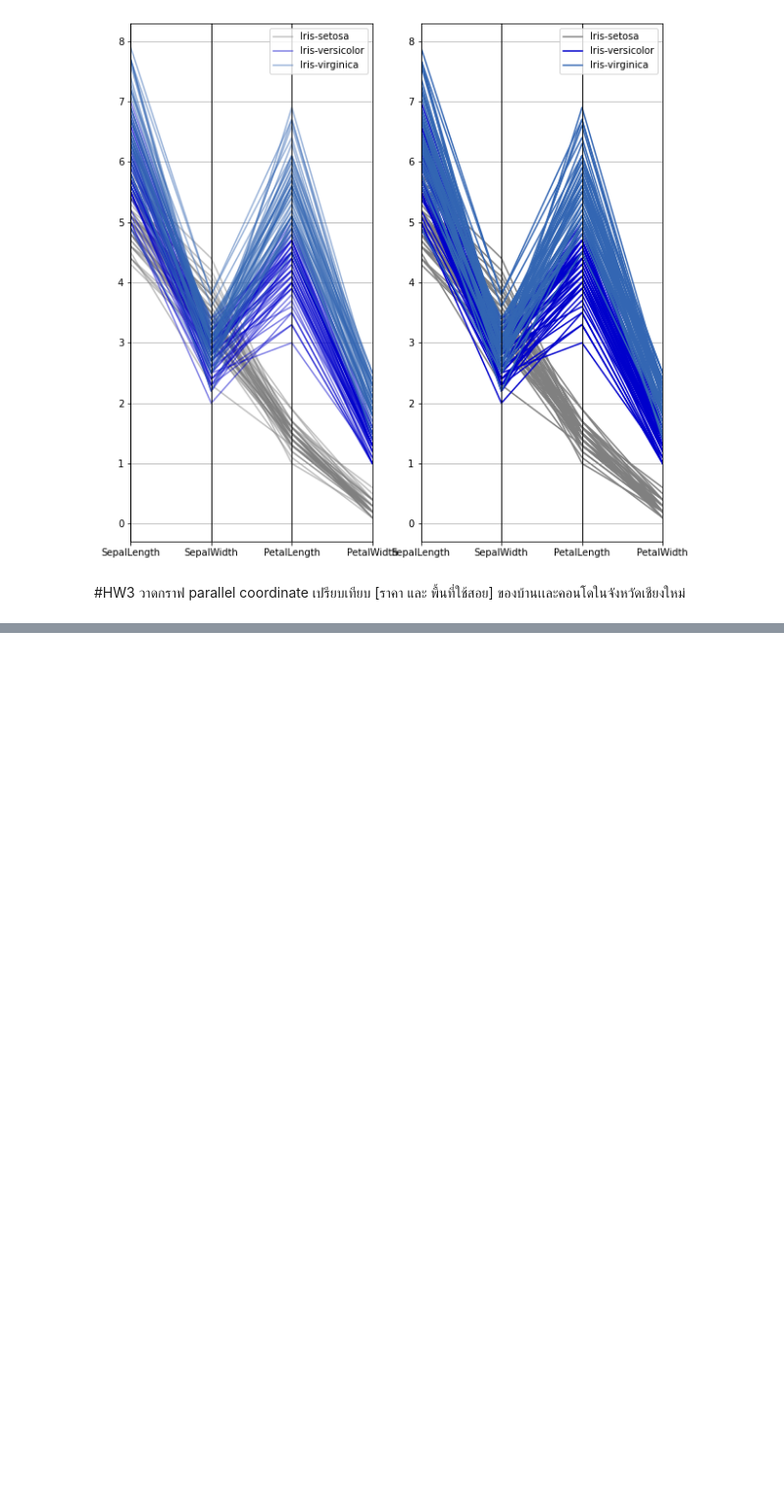
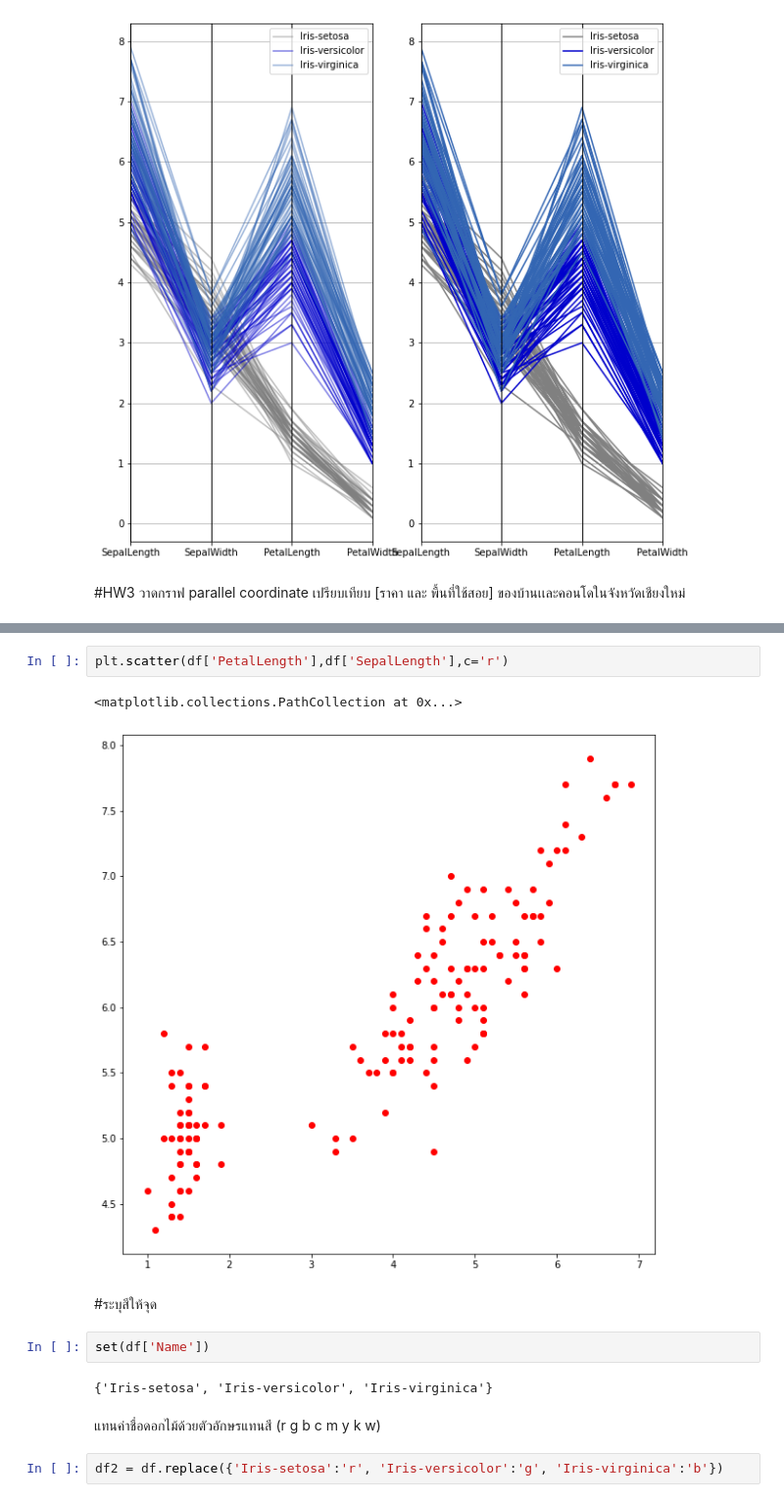
Before and after one commit to sujiraa/BasicProg_DataViz65, a Jupyter notebook: DataViz01_Table_Data.ipynb, the cells around one changed output, grey strips where cells are left out. Shown at 98% size. Cells and saved outputs as stored; diff of their text form; blank space fills up the shorter version.

```diff
--- a/DataViz01_Table_Data.ipynb
+++ b/DataViz01_Table_Data.ipynb
@@ -141,0 +151,15 @@ pd.plotting.parallel_coordinates(df, 'Name', color=[[0.5,0.5,0.5],[0,0,0.8],[0.2
+# %%
+plt.scatter(df['PetalLength'],df['SepalLength'],c='r')
+# %% [output]
+<matplotlib.collections.PathCollection at 0x...>
+[figure, added]
+# %% [markdown]
+#ระบุสีให้จุด
+# %%
+set(df['Name'])
+# %% [output]
+{'Iris-setosa', 'Iris-versicolor', 'Iris-virginica'}
+# %% [markdown]
+แทนค่าชื่อดอกไม้ด้วยตัวอักษรแทนสี (r g b c m y k w)
+# %%
+df2 = df.replace({'Iris-setosa':'r', 'Iris-versicolor':'g', 'Iris-virginica':'b'})
```
Also changed, not shown: parts of 27 cells of this notebook.
